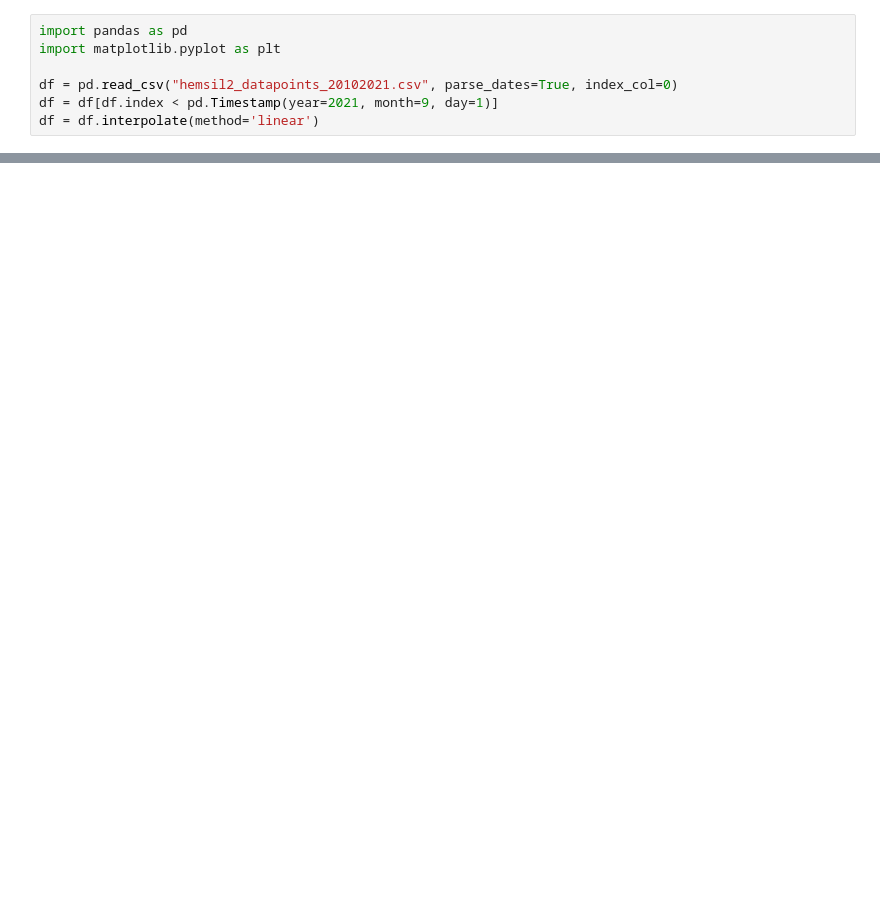
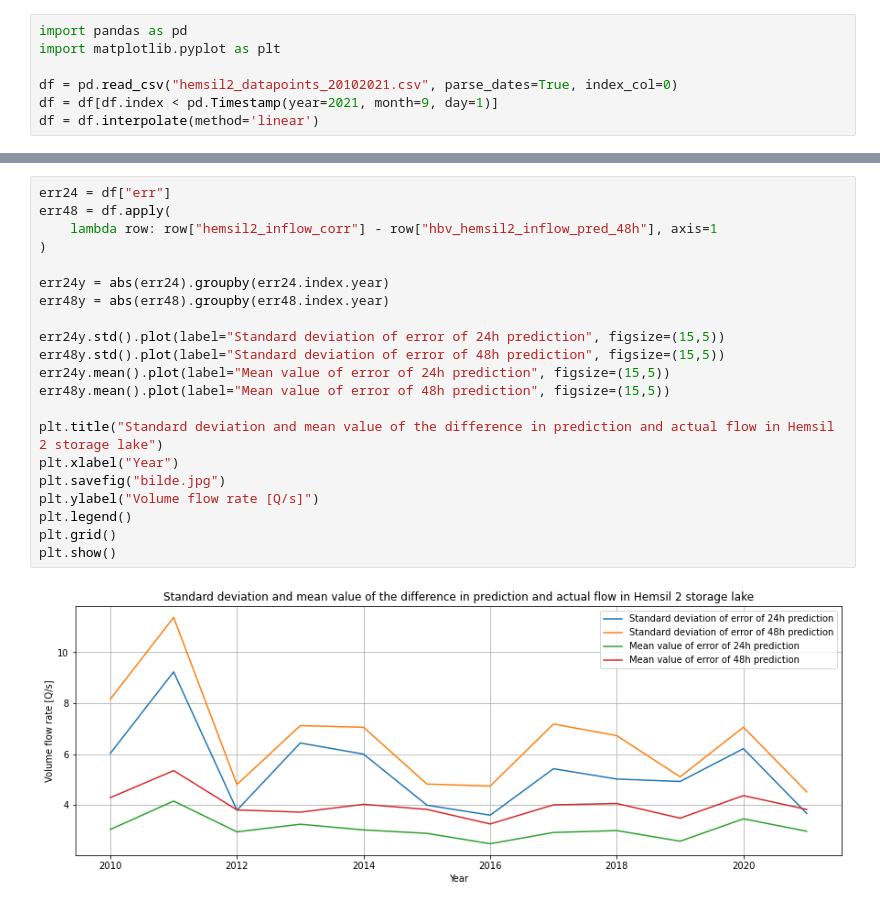
Before and after one commit to vetleras/2022-hackathon, a Jupyter notebook: main.ipynb, the cells around one changed output, grey strips where cells are left out. Saved outputs shown, nothing was run; the diff lists cells and outputs as text; blank space fills up the shorter version.

```diff
--- a/main.ipynb
+++ b/main.ipynb
@@ -68,0 +46,23 @@ for _, monthgroup in monthgroups:
+# %%
+err24 = df["err"]
+err48 = df.apply(
+    lambda row: row["hemsil2_inflow_corr"] - row["hbv_hemsil2_inflow_pred_48h"], axis=1
+)
+
+err24y = abs(err24).groupby(err24.index.year)
+err48y = abs(err48).groupby(err48.index.year)
+
+err24y.std().plot(label="Standard deviation of error of 24h prediction", figsize=(15,5))
+err48y.std().plot(label="Standard deviation of error of 48h prediction", figsize=(15,5))
+err24y.mean().plot(label="Mean value of error of 24h prediction", figsize=(15,5))
+err48y.mean().plot(label="Mean value of error of 48h prediction", figsize=(15,5))
+
+plt.title("Standard deviation and mean value of the difference in prediction and actual flow in Hemsil 2 storage lake")
+plt.xlabel("Year")
+plt.savefig("bilde.jpg")
+plt.ylabel("Volume flow rate [Q/s]")
+plt.legend()
+plt.grid()
+plt.show()
+# %% [output]
+[figure, added]
```
Also changed, not shown: parts of 5 cells of this notebook, 3 other files.
